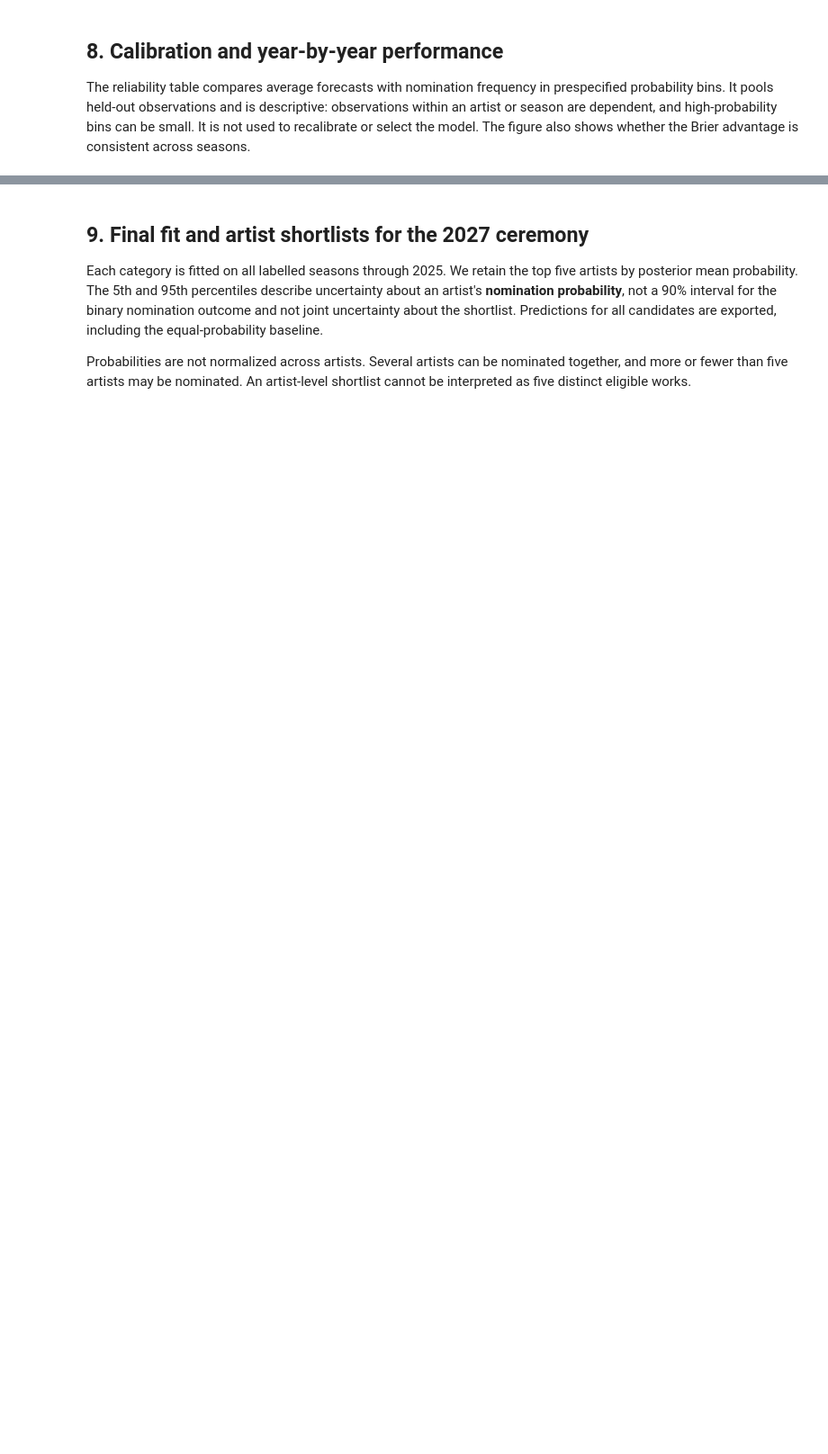
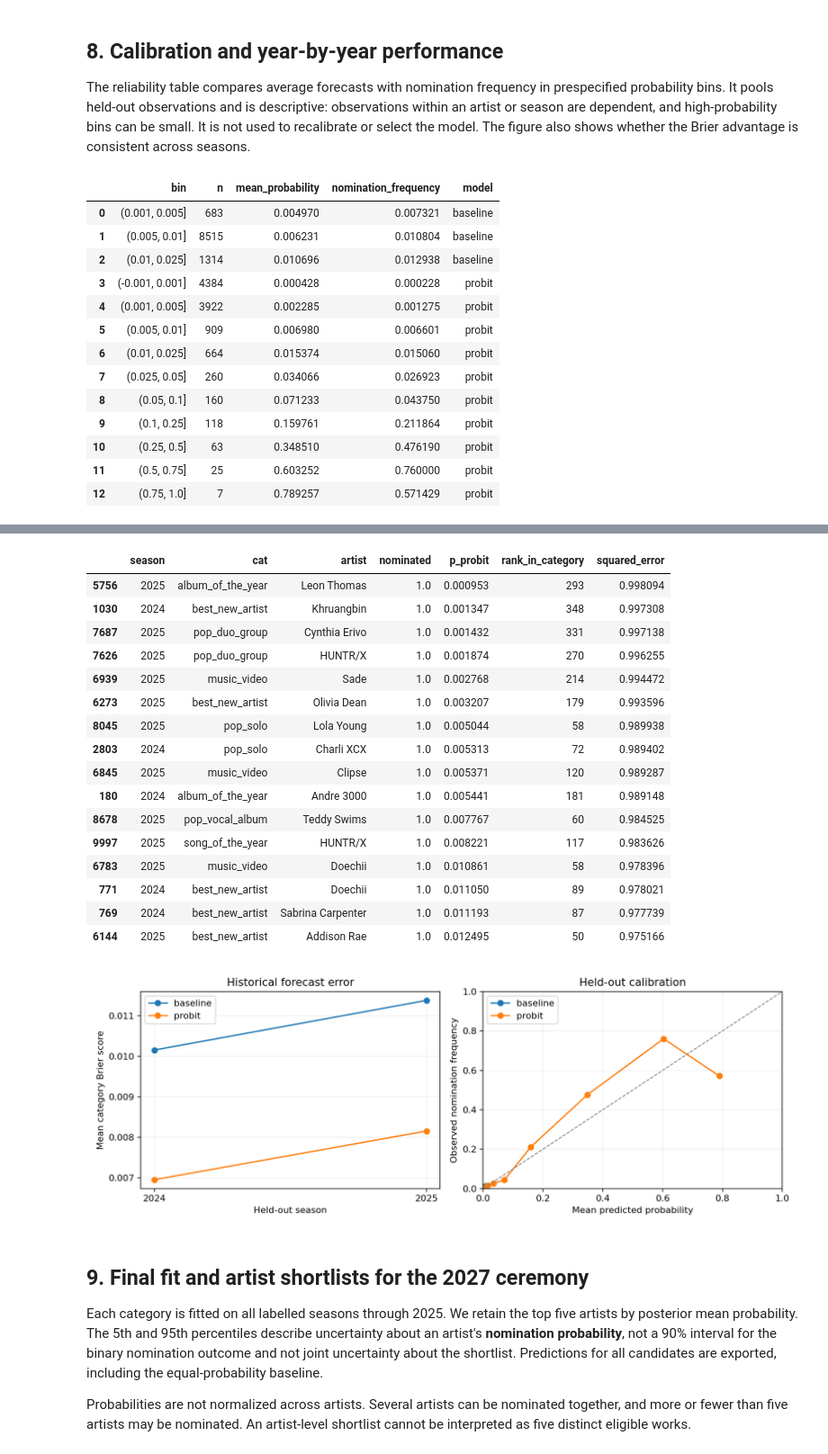
Before and after one commit to yegorlazarev/forecasting_grammy, a Jupyter notebook: grammy_stage1_nomination_probit.ipynb, the cells around one changed output, grey strips where cells are left out. Shown at 90% size. Drawn from its saved outputs; the diff is of its cells as text; code cells hidden in the pictures; blank space fills up the shorter version.

```diff
--- a/grammy_stage1_nomination_probit.ipynb
+++ b/grammy_stage1_nomination_probit.ipynb
@@ -139,9 +150,11 @@ The SHA-256 below identifies the **decompressed CSV bytes** used for this run. I
 References: [Billboard source archive](https://github.com/utdata/rwd-billboard-data/tree/f5801b03d5e629845e65213ff236df98f1aae3fd), [Grammy awards archive](https://www.grammy.com/awards), [NumPyro documentation](https://num.pyro.ai/en/stable/). The exact provenance and extraction methods for the supplemental label files still need verification before the final course submission.
 # %%
 EXPECTED_SHA256 = "f2f8a3af293485500c7a792ed333bffaf7671aa075ef49f4f193633bb9d6b62c"
+if DATA_VARIANT == "label_fixes_v1":
+    EXPECTED_SHA256 = json.loads((BASE/"data_corrections/change_manifest.json").read_text())["corrected_sha256"]
 candidates = ([Path(INPUT_PATH)] if INPUT_PATH is not None else [
-    Path("data/grammy_nomination_dataset.csv.gz"),
-    Path("data/grammy_nomination_dataset.csv"),
+    BASE / Path("data/grammy_nomination_dataset.csv.gz"),
+    BASE / Path("data/grammy_nomination_dataset.csv"),
     Path("Grammy Nomination Dataset.csv"),
     Path("grammy_nomination_dataset.csv"),
 ])
@@ -347,6 +432,9 @@ def probit_model(X, y):
     numpyro.factor("observations", jnp.where(y == 1, log_ndtr(eta), log_ndtr(-eta)).sum())
 
 def fit_probit(train, category, predict_season):
+    fit_warmup = NUM_WARMUP
+    fit_target_accept = TARGET_ACCEPT
+    fit_samples = LATE_SEASON_SAMPLES if int(predict_season) >= 2025 else NUM_SAMPLES
     if train.empty or train.season.max() >= predict_season:
         raise ValueError("Training must strictly precede prediction.")
     if train.cat.nunique() != 1 or train.cat.iloc[0] != category:
@@ -354,23 +442,30 @@ def fit_probit(train, category, predict_season):
     center, scale = training_scaler(train)
     signature = dict(model=MODEL_VERSION, data=DATA_SHA256, category=category,
         predict_season=int(predict_season), features=FEATURE_NAMES, mapping=RELEVANT_AWARD_STEMS,
-        seed=SEED, warmup=NUM_WARMUP, samples=NUM_SAMPLES, chains=NUM_CHAINS,
+        seed=SEED, warmup=fit_warmup, samples=fit_samples, chains=NUM_CHAINS,
         chain_method=CHAIN_METHOD, backend=jax.default_backend(), preconditioner=PRECONDITIONER,
-        target_accept=TARGET_ACCEPT, max_depth=MAX_TREE_DEPTH,
+        target_accept=fit_target_accept, max_depth=MAX_TREE_DEPTH,
         map_gradient_tolerance=MAP_GRAD_TOLERANCE,
         alpha_location=ALPHA_LOCATION, alpha_scale=ALPHA_SCALE, beta_scale=BETA_SCALE,
         versions=VERSIONS)
     digest = hashlib.sha256(json.dumps(signature, sort_keys=True).encode()).hexdigest()[:16]
     cache_file = CACHE / f"{predict_season}_{category}_{digest}.npz"
     diag_file = cache_file.with_suffix(".json")
+    legacy_file = LEGACY_CACHE / cache_file.name
+    if not (cache_file.exists() and diag_file.exists()) and legacy_file.exists() and legacy_file.with_suffix(".json").exists():
+        cache_file, diag_file = legacy_file, legacy_file.with_suffix(".json")
     if cache_file.exists() and diag_file.exists():
         with np.load(cache_file) as saved:
             samples = {k: saved[k].copy() for k in ["alpha", "beta"]}
             if not (np.allclose(saved["center"], center) and np.allclose(saved["scale"], scale)):
                 raise ValueError("Cached preprocessing mismatch.")
         diagnostic = json.loads(diag_file.read_text())
+        if "signature" in diagnostic and diagnostic["signature"] != signature:
+            raise ValueError("Cache signature payload mismatch.")
         diagnostic["cache_hit"] = True
     else:
+        if not ALLOW_TRAINING:
+            raise RuntimeError(f"Missing exact cache: {cache_file}. No training started. Check paths and runtime versions.")
         started = time.perf_counter()
         X_numpy = transform(train, center, scale)
         y_numpy = train.nominated.to_numpy(dtype=int)
@@ -380,11 +475,11 @@ def fit_probit(train, category, predict_season):
         map_seconds = time.perf_counter()-map_started
         print(f"MAP ready in {map_seconds:.1f}s; starting NUTS ({CHAIN_METHOD})", flush=True)
         X, y = jnp.asarray(X_numpy), jnp.asarray(y_numpy)
-        kernel = NUTS(probit_model, target_accept_prob=TARGET_ACCEPT,
+        kernel = NUTS(probit_model, target_accept_prob=fit_target_accept,
             max_tree_depth=MAX_TREE_DEPTH, dense_mass=True,
             inverse_mass_matrix=jnp.asarray(covariance), adapt_mass_matrix=False,
             init_strategy=init_to_value(values={"coef": jnp.asarray(mode)}))
-        sampler = MCMC(kernel, num_warmup=NUM_WARMUP, num_samples=NUM_SAMPLES,
+        sampler = MCMC(kernel, num_warmup=fit_warmup, num_samples=fit_samples,
             num_chains=NUM_CHAINS, chain_method=CHAIN_METHOD, progress_bar=True)
         seed = SEED + 100*int(predict_season) + CATEGORIES.index(category)
         sampling_started = time.perf_counter()
@@ -413,6 +508,13 @@ def fit_probit(train, category, predict_season):
         diag_file.write_text(json.dumps(diagnostic, indent=2))
         del sampler, kernel, X, y, raw_samples
         gc.collect()
+    if samples["alpha"].shape != (NUM_CHAINS, fit_samples) or samples["beta"].shape != (NUM_CHAINS, fit_samples, len(FEATURE_NAMES)):
+        raise ValueError("Cached sample shape mismatch.")
+    if not all(np.isfinite(v).all() for v in samples.values()):
+        raise ValueError("Non-finite posterior draws.")
+    diagnostic.update(model_version=MODEL_VERSION, data_sha256=DATA_SHA256,
+        cache_digest=digest, cache_file=cache_file.name, signature=signature,
+        fit_warmup=fit_warmup, fit_samples=fit_samples, fit_target_accept=fit_target_accept)
     acceptable = (np.isfinite(diagnostic["max_rhat"]) and np.isfinite(diagnostic["min_ess"])
         and diagnostic["max_rhat"] <= MAX_RHAT and diagnostic["min_ess"] >= MIN_ESS
         and diagnostic["divergences"] == 0 and diagnostic["depth_limit_hits"] == 0)
@@ -570,6 +759,7 @@ for model in ["baseline", "probit"]:
     axes[0].plot(yearly.index, yearly["brier"][model], marker="o", label=model)
     c = calibration.loc[calibration.model == model]
     axes[1].plot(c.mean_probability, c.nomination_frequency, marker="o", label=model)
+axes[0].set_xticks(TEST_SEASONS)
 axes[0].set(xlabel="Held-out season", ylabel="Mean category Brier score", title="Historical forecast error")
 axes[1].plot([0, 1], [0, 1], "--", color="gray", linewidth=1)
 axes[1].set(xlabel="Mean predicted probability", ylabel="Observed nomination frequency",
@@ -579,3 +769,30 @@ for ax in axes:
 fig.tight_layout()
 fig.savefig(OUTPUT / "backtest_and_calibration.png", dpi=160)
 plt.show()
+
+# Expected counts are sums of marginal probabilities, not forced to five.
+count_check = scores[["season","cat","model","expected_nominated","actual_nominated"]].copy()
+count_check["count_error"] = count_check.expected_nominated - count_check.actual_nominated
+count_check.to_csv(OUTPUT / "nomination_count_checks.csv", index=False)
+display(count_check)
+errors = backtest.copy()
+errors["squared_error"] = (errors.p_probit - errors.nominated)**2
+errors["error_kind"] = np.where(errors.nominated.eq(1), "missed/underpredicted nominee", "overpredicted non-nominee")
+errors = errors.sort_values("squared_error", ascending=False)
+errors.head(40).to_csv(OUTPUT / "largest_errors.csv", index=False)
+display(errors[["season","cat","artist","nominated","p_probit","rank_in_category","squared_error"]].head(16))
+# %% [output]
+|  | bin | n | mean_probability | nomination_frequency | model |
+| 0 | (0.001, 0.005] | 683 | 0.004970 | 0.007321 | baseline |
+| 1 | (0.005, 0.01] | 8515 | 0.006231 | 0.010804 | baseline |
+| 2 | (0.01, 0.025] | 1314 | 0.010696 | 0.012938 | baseline |
+| 3 | (-0.001, 0.001] | 4384 | 0.000428 | 0.000228 | probit |
+| 4 | (0.001, 0.005] | 3922 | 0.002285 | 0.001275 | probit |
+| 5 | (0.005, 0.01] | 909 | 0.006980 | 0.006601 | probit |
+| 6 | (0.01, 0.025] | 664 | 0.015374 | 0.015060 | probit |
+| 7 | (0.025, 0.05] | 260 | 0.034066 | 0.026923 | probit |
+| 8 | (0.05, 0.1] | 160 | 0.071233 | 0.043750 | probit |
+| 9 | (0.1, 0.25] | 118 | 0.159761 | 0.211864 | probit |
+| 10 | (0.25, 0.5] | 63 | 0.348510 | 0.476190 | probit |
+| 11 | (0.5, 0.75] | 25 | 0.603252 | 0.760000 | probit |
+| 12 | (0.75, 1.0] | 7 | 0.789257 | 0.571429 | probit |
@@ -582,3 +816,21 @@ plt.show()
+|  | season | cat | artist | nominated | p_probit | rank_in_category | squared_error |
+| 5756 | 2025 | album_of_the_year | Leon Thomas | 1.0 | 0.000953 | 293 | 0.998094 |
+| 1030 | 2024 | best_new_artist | Khruangbin | 1.0 | 0.001347 | 348 | 0.997308 |
+| 7687 | 2025 | pop_duo_group | Cynthia Erivo | 1.0 | 0.001432 | 331 | 0.997138 |
+| 7626 | 2025 | pop_duo_group | HUNTR/X | 1.0 | 0.001874 | 270 | 0.996255 |
+| 6939 | 2025 | music_video | Sade | 1.0 | 0.002768 | 214 | 0.994472 |
+| 6273 | 2025 | best_new_artist | Olivia Dean | 1.0 | 0.003207 | 179 | 0.993596 |
+| 8045 | 2025 | pop_solo | Lola Young | 1.0 | 0.005044 | 58 | 0.989938 |
+| 2803 | 2024 | pop_solo | Charli XCX | 1.0 | 0.005313 | 72 | 0.989402 |
+| 6845 | 2025 | music_video | Clipse | 1.0 | 0.005371 | 120 | 0.989287 |
+| 180 | 2024 | album_of_the_year | Andre 3000 | 1.0 | 0.005441 | 181 | 0.989148 |
+| 8678 | 2025 | pop_vocal_album | Teddy Swims | 1.0 | 0.007767 | 60 | 0.984525 |
+| 9997 | 2025 | song_of_the_year | HUNTR/X | 1.0 | 0.008221 | 117 | 0.983626 |
+| 6783 | 2025 | music_video | Doechii | 1.0 | 0.010861 | 58 | 0.978396 |
+| 771 | 2024 | best_new_artist | Doechii | 1.0 | 0.011050 | 89 | 0.978021 |
+| 769 | 2024 | best_new_artist | Sabrina Carpenter | 1.0 | 0.011193 | 87 | 0.977739 |
+| 6144 | 2025 | best_new_artist | Addison Rae | 1.0 | 0.012495 | 50 | 0.975166 |
+[figure, added]
 # %% [markdown]
 ## 9. Final fit and artist shortlists for the 2027 ceremony
 
```
Also changed, not shown: parts of 31 cells of this notebook, 13 other files.
